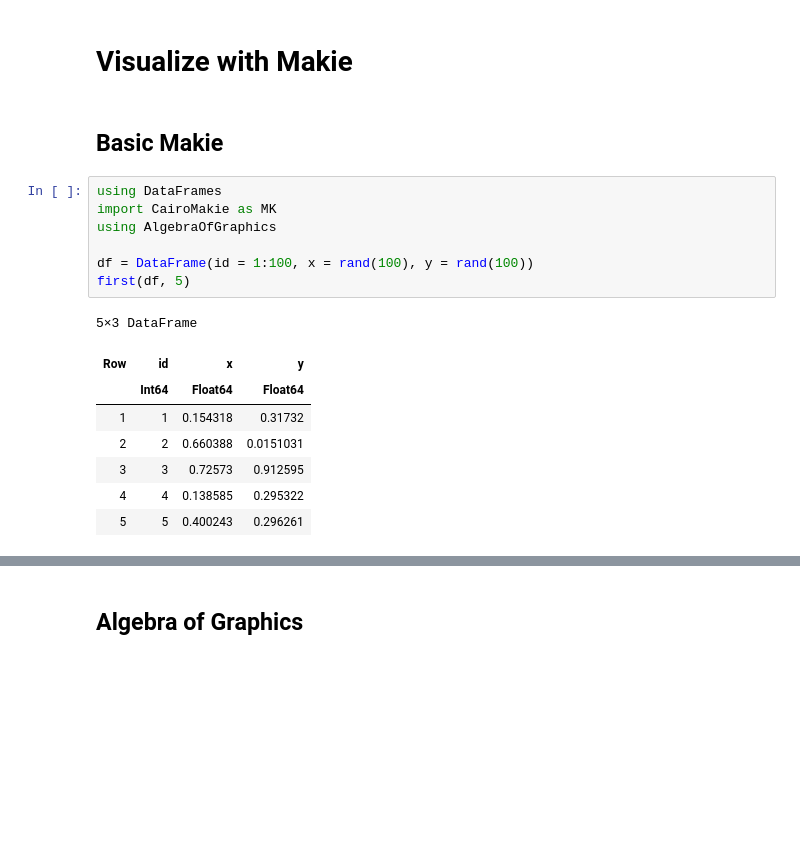
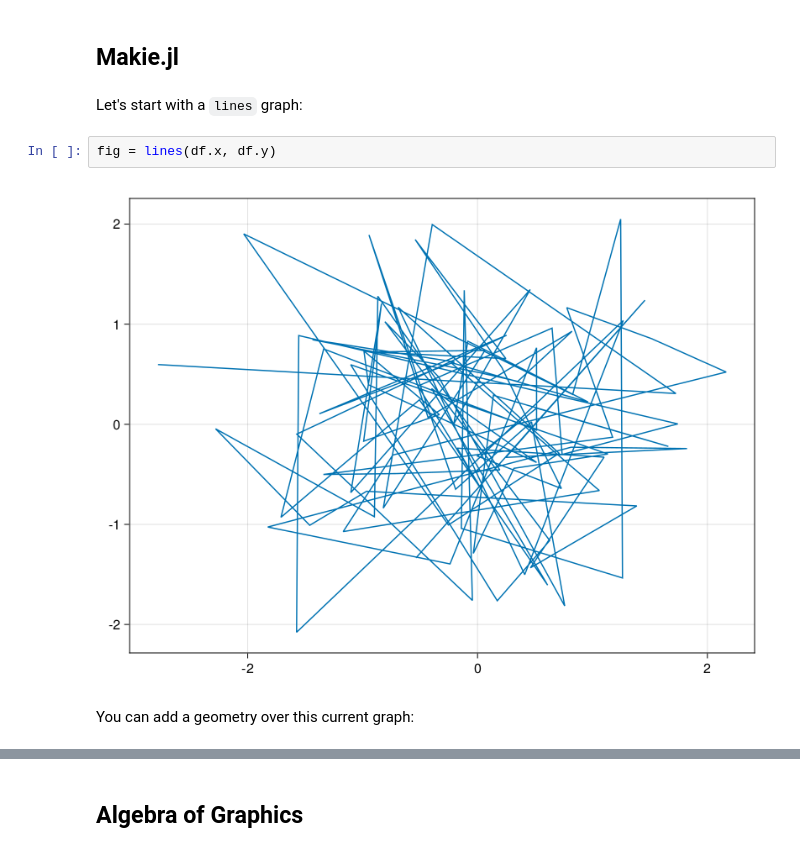
Before and after one commit to ErickChacon/julia-tutorial, a Jupyter notebook: notebooks/30-makie.ipynb, the cells around one changed output, grey strips where cells are left out. Cells and saved outputs as stored; diff of their text form; blank space fills up the shorter version.

```diff
--- a/notebooks/30-makie.ipynb
+++ b/notebooks/30-makie.ipynb
@@ -1,21 +27,11 @@
 # %% [markdown]
-# Visualize with Makie
+## Makie.jl
-# %% [markdown]
-## Basic Makie
-# %%
-using DataFrames
-import CairoMakie as MK
-using AlgebraOfGraphics
-
-df = DataFrame(id = 1:100, x = rand(100), y = rand(100))
-first(df, 5)
-# %% [output]
-5×3 DataFrame
-| Row | id | x | y |
-|  | Int64 | Float64 | Float64 |
-| 1 | 1 | 0.154318 | 0.31732 |
-| 2 | 2 | 0.660388 | 0.0151031 |
-| 3 | 3 | 0.72573 | 0.912595 |
-| 4 | 4 | 0.138585 | 0.295322 |
-| 5 | 5 | 0.400243 | 0.296261 |
+# %% [markdown]
+Let's start with a `lines` graph:
+# %%
+fig = lines(df.x, df.y)
+# %% [output]
+[figure, added]
+# %% [markdown]
+You can add a geometry over this current graph:
 # %%
```
Also changed, not shown: parts of 34 cells of this notebook, 7 other files.
